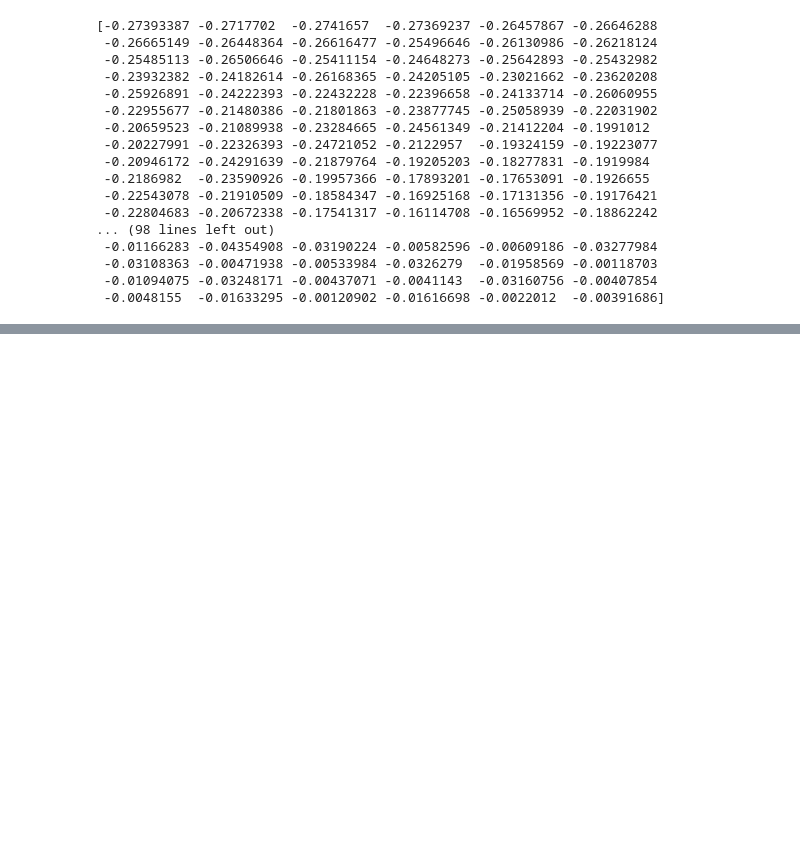
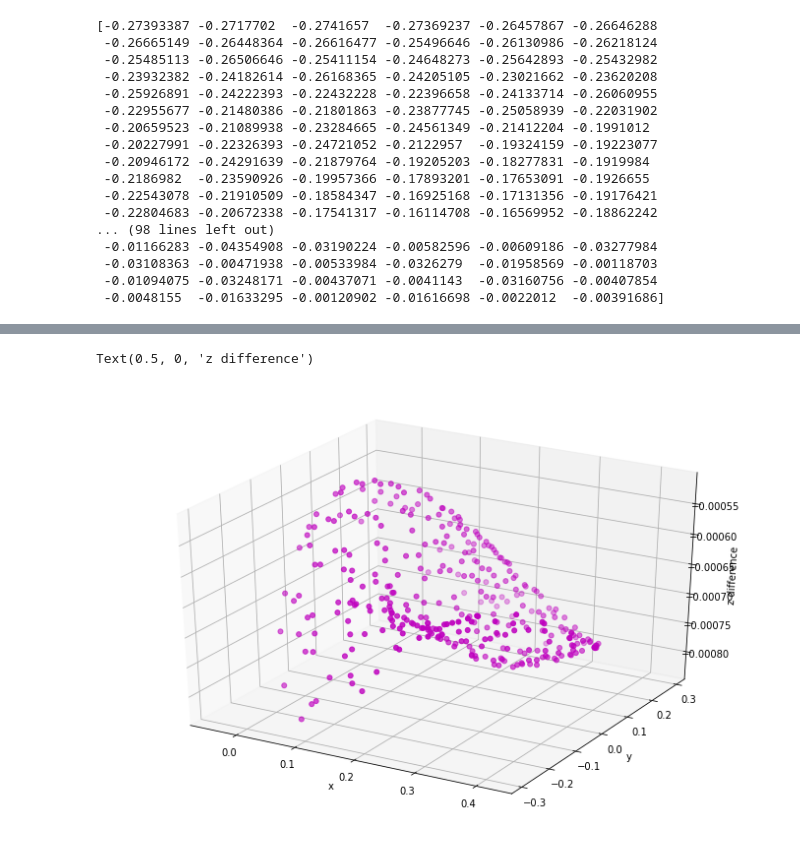
Before and after one commit to seamusomurchu/graspoutputs, a Jupyter notebook: zpointsonxysurfv2.ipynb, the cells around one changed output, grey strips where cells are left out. Saved outputs shown, nothing was run; the diff lists cells and outputs as text; code cells hidden in the pictures; blank space fills up the shorter version.

Commit message:
added some analysis of differences

```diff
--- a/zpointsonxysurfv2.ipynb
+++ b/zpointsonxysurfv2.ipynb
@@ -256,0 +201,37 @@ print(xret.shape, yret.shape, zre2t.shape)
+# %%
+#analyse two parameter sets on same set of x y points
+modpars = [-2.12946985e+03, -2.14752915e+03, -2.69507279e+01,  1.51878244e+00,4.79717339e+01, -2.30043513e+00, -1.12499455e+00, -5.86749641e-01, -1.43627457e+03,  1.00000000e-06]
+initialpars = (-0.00274866, -0.00274866, -7e-5, 1.4e-23, 4.8e-22, 1e-22, 5.6e-19, 1.8e-20, -0.00183404, -1e-6)
+#initial pars vars = A      B           C       D        E         F      G        H        I            J
+
+#create another circle of points
+xre = m1pts[:,0]/1000
+yre = m1pts[:,1]/1000
+xre = xre[1::10]
+yre = yre[1::10]
+
+zre1 = np.array([])
+zre2 = np.array([])
+zre1mod = np.array([])
+zre2mod = np.array([])
+for i in range(len(xre)):
+
+    z1, z2 = quadraticII(xre[i], yre[i], *initialpars)
+    zre1 = np.append(zre1, z1)
+    zre2 = np.append(zre2, z2)
+
+    z1, z2 = quadraticII(xre[i], yre[i], *modpars)
+    zre1mod = np.append(zre1mod, z1)
+    zre2mod = np.append(zre2mod, z2)
+# %%
+%matplotlib qt
+fig = plt.figure(figsize=(12,8))
+ax = fig.add_subplot(111, projection='3d')
+
+ax.scatter(xre1, yre1, zre2-zre2mod, c='m', marker='.', linewidth=None, s=100)
+ax.set_xlabel("x")
+ax.set_ylabel("y")
+ax.set_zlabel("z difference")
+# %% [output]
+Text(0.5, 0, 'z difference')
+[figure, added]
```
Also changed, not shown: parts of 9 cells of this notebook.
